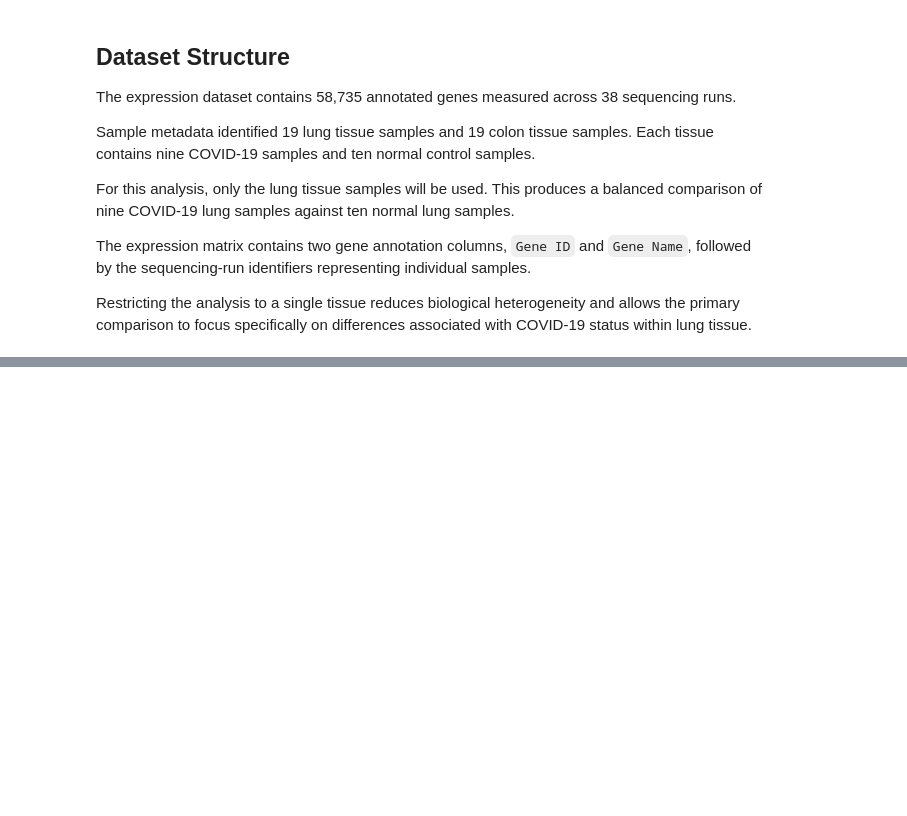
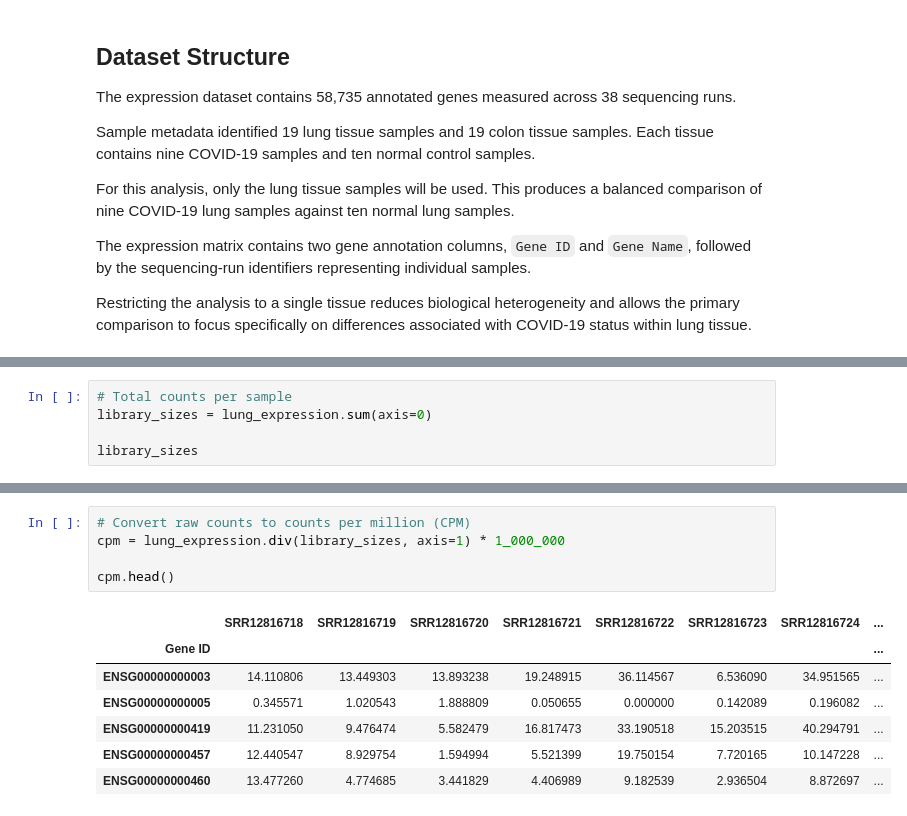
Before and after one commit to shaunagbaje/projects, a Jupyter notebook: 03_covid_gene_expression/gene_expression_analysis.ipynb, the cells around one changed output, grey strips where cells are left out. Drawn from its saved outputs; the diff is of its cells as text; blank space fills up the shorter version.

```diff
--- a/03_covid_gene_expression/gene_expression_analysis.ipynb
+++ b/03_covid_gene_expression/gene_expression_analysis.ipynb
@@ -439,0 +524,5 @@ Restricting the analysis to a single tissue reduces biological heterogeneity and
+# %%
+# Total counts per sample
+library_sizes = lung_expression.sum(axis=0)
+
+library_sizes
@@ -439,0 +562,13 @@ Restricting the analysis to a single tissue reduces biological heterogeneity and
+# %%
+# Convert raw counts to counts per million (CPM)
+cpm = lung_expression.div(library_sizes, axis=1) * 1_000_000
+
+cpm.head()
+# %% [output]
+|  | SRR12816718 | SRR12816719 | SRR12816720 | SRR12816721 | SRR12816722 | SRR12816723 | SRR12816724 | ... |
+| Gene ID |  |  |  |  |  |  |  | ... |
+| ENSG00000000003 | 14.110806 | 13.449303 | 13.893238 | 19.248915 | 36.114567 | 6.536090 | 34.951565 | ... |
+| ENSG00000000005 | 0.345571 | 1.020543 | 1.888809 | 0.050655 | 0.000000 | 0.142089 | 0.196082 | ... |
+| ENSG00000000419 | 11.231050 | 9.476474 | 5.582479 | 16.817473 | 33.190518 | 15.203515 | 40.294791 | ... |
+| ENSG00000000457 | 12.440547 | 8.929754 | 1.594994 | 5.521399 | 19.750154 | 7.720165 | 10.147228 | ... |
+| ENSG00000000460 | 13.477260 | 4.774685 | 3.441829 | 4.406989 | 9.182539 | 2.936504 | 8.872697 | ... |
```
Also changed, not shown: parts of 19 cells of this notebook.
